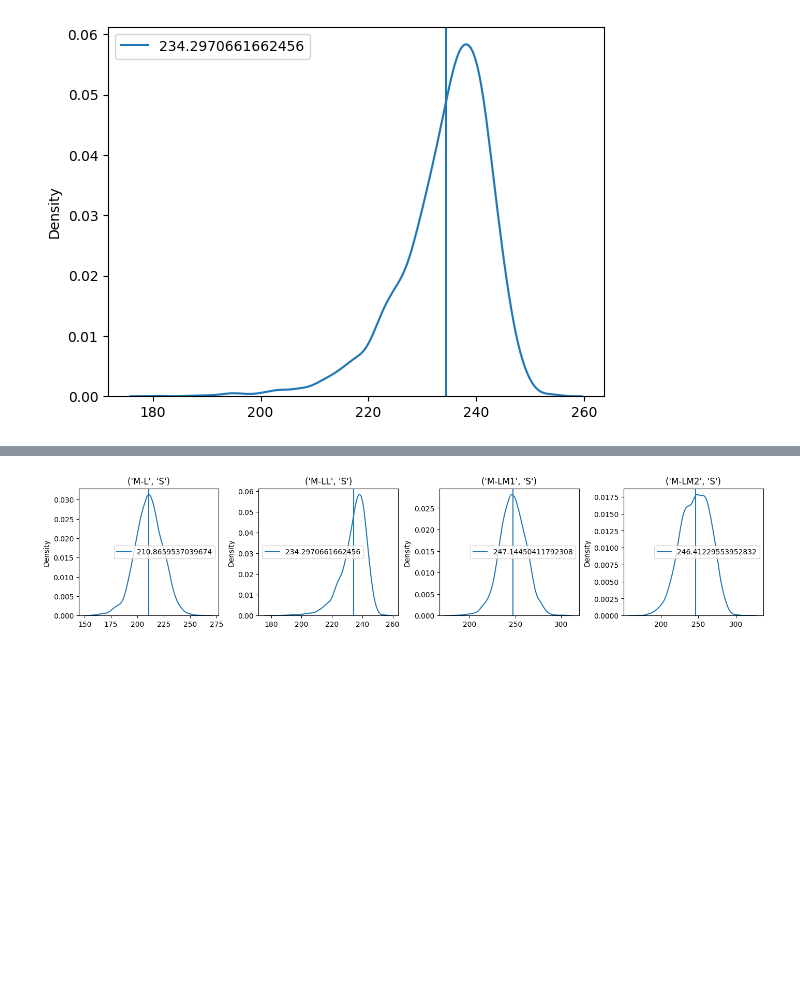
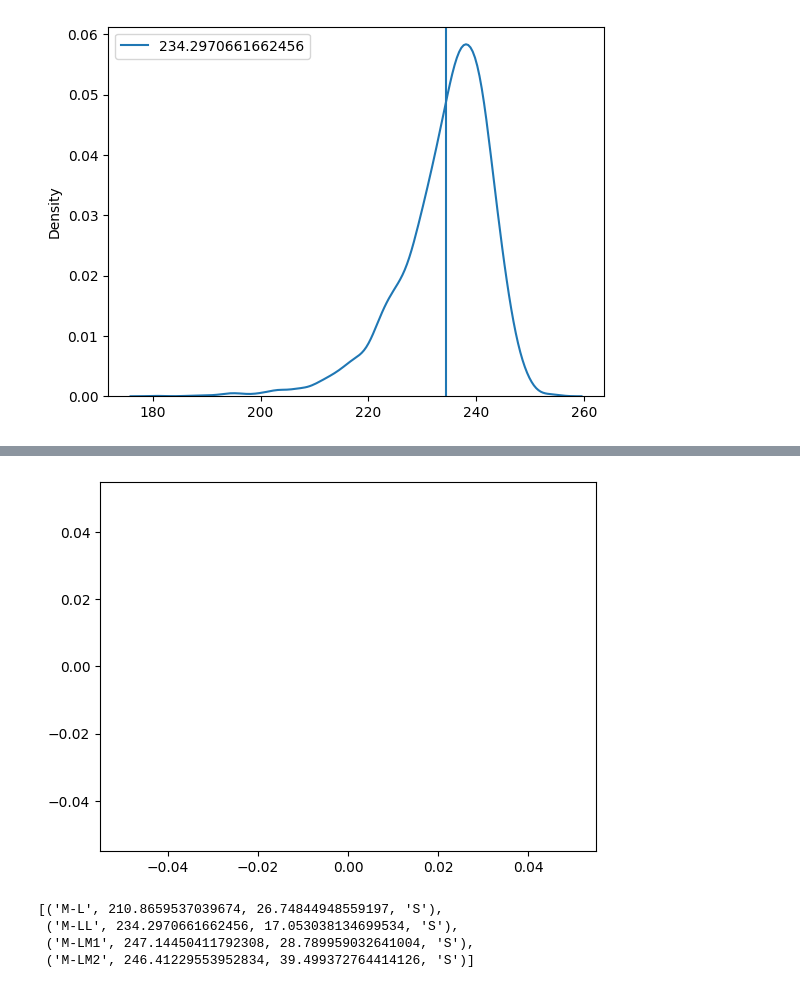
Before and after one commit to hbmep/rat-mapping, a Jupyter notebook: notebooks/C_SMA_LAR/nparray.ipynb, the cells around one changed output, grey strips where cells are left out. Cells and saved outputs as stored; diff of their text form; code cells hidden in the pictures; blank space fills up the shorter version.

Commit message:
Continuing analysis and graphing of data

```diff
--- a/notebooks/C_SMA_LAR/nparray.ipynb
+++ b/notebooks/C_SMA_LAR/nparray.ipynb
@@ -460,22 +514,27 @@ plt.legend()
 # %%
-nrows, ncols = 1, 4
-fig, axes = plt.subplots(
-    nrows=nrows,
-    ncols=ncols,
-    figsize=(14, 3),
-    constrained_layout=True,
-    squeeze=False
-)
-
 for i, alignment in enumerate(["M-L", "M-LL", "M-LM1", "M-LM2"]):
-    ax = axes[0, i]
-
     ind = dictBool[(alignment, 'S')]
     t = (arr[:, ind, ...])
     samples = t.mean(axis=(-1, -2))
-    sns.kdeplot(samples, ax=ax)
+    sns.scatterplot(samples)
     ax.axvline(samples.mean(), label=f"{samples.mean()}")
     ax.legend()
     ax.set_title((alignment, 'S'))
 # %% [output]
-[figure, old version]
+[figure, new version]
+# %%
+points = []
+sem = []
+for i, alignment in enumerate(["M-L", "M-LL", "M-LM1", "M-LM2"]):
+    ind = dictBool[(alignment, 'S')]
+    t = (arr[:, ind, ...])
+    samples = t.mean(axis=(-1, -2))
+    points.append((alignment,samples.mean(),(np.std(samples)*2),'S'))
+
+# sns.scatterplot(y=points)
+points
+# %% [output]
+[('M-L', 210.8659537039674, 26.74844948559197, 'S'),
+ ('M-LL', 234.2970661662456, 17.053038134699534, 'S'),
+ ('M-LM1', 247.14450411792308, 28.789959032641004, 'S'),
+ ('M-LM2', 246.41229553952834, 39.499372764414126, 'S')]
```
Also changed, not shown: parts of 29 cells of this notebook, 3 other files.
